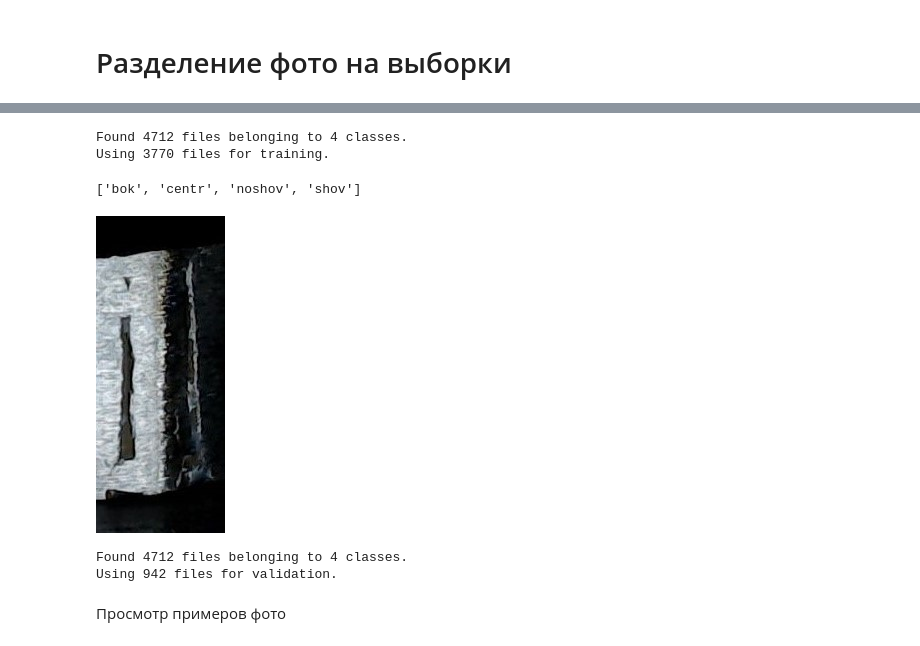
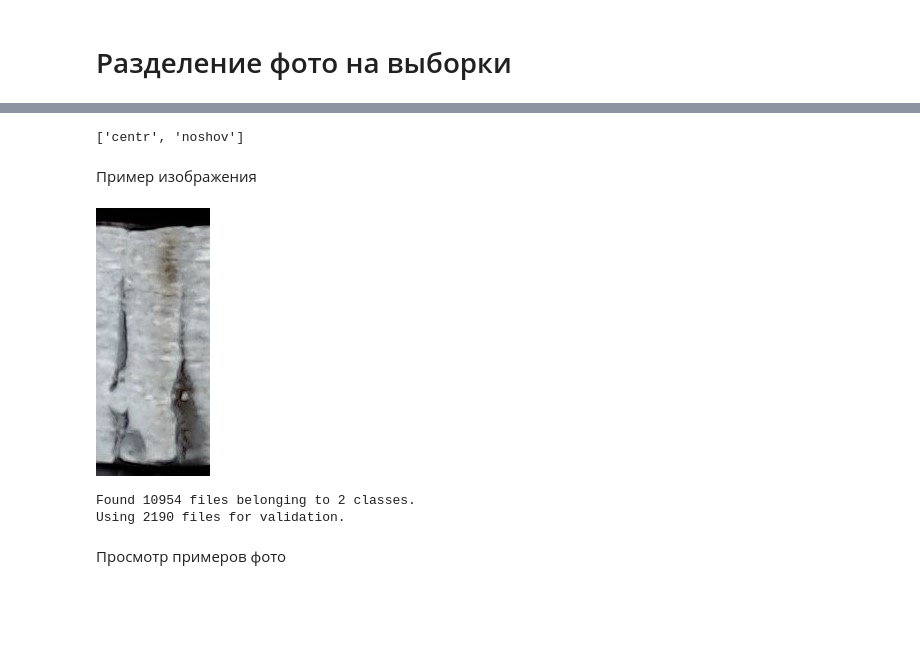
Before and after one commit to aepanfilov/shov, a Jupyter notebook: Shov.ipynb, the cells around one changed output, grey strips where cells are left out. Cells and saved outputs as stored; diff of their text form; code cells hidden in the pictures; blank space fills up the shorter version.

```diff
--- a/Shov.ipynb
+++ b/Shov.ipynb
@@ -45,0 +31,11 @@ replace shov_foto/bok/10.jpg? [y]es, [n]o, [A]ll, [N]one, [r]ename: N
+# %%
+# имена файлов
+shov_fname = "shov.zip"
+noshov_slice_fname = "noshov2.zip"
+noshov_fname = "noshov.zip"
+centr_fname = "centr.zip"
+bok_fname = "bok.zip"
+
+# пути к папам с извлеченными фото
+path_train='/content/train'
+path_test='/content/test'
@@ -46,4 +116,4 @@ replace shov_foto/bok/10.jpg? [y]es, [n]o, [A]ll, [N]one, [r]ename: N
 # %%
-data_dir = pathlib.Path('/content/shov_foto').with_suffix('')
+data_dir = pathlib.Path(path_train).with_suffix('')
 data_dir
 # %% [output]
@@ -76,39 +151,31 @@ bok  centr  noshov  shov
+# %%
+# вывод списка классов
+class_names = train_ds.class_names
+num_classes = len(class_names)
+print(class_names)
+# %% [output]
+['centr', 'noshov']
+# %% [markdown]
+Пример изображения
+# %%
+# selected_class = 'shov'
+selected_class = 'centr'
+selected_imgs = list(data_dir.glob(f'{selected_class}/*'))
+PIL.Image.open(str(selected_imgs[5]))
+# %% [output]
+[figure, added]
 # %%
-batch_size = 32
-img_height = 100
-img_width = 100
-train_ds = tf.keras.utils.image_dataset_from_directory(
+# датасет для проверки
+val_ds = tf.keras.utils.image_dataset_from_directory(
   data_dir,
   validation_split=0.2,
-  subset="training",
+  subset="validation",
   seed=123,
   image_size=(img_height, img_width),
   batch_size=batch_size)
 # %% [output]
-Found 4712 files belonging to 4 classes.
-Using 3770 files for training.
+Found 10954 files belonging to 2 classes.
+Using 2190 files for validation.
-# %%
-class_names = train_ds.class_names
-print(class_names)
-# %% [output]
-['bok', 'centr', 'noshov', 'shov']
-# %%
-selected_class = 'bok'
-selected_imgs = list(data_dir.glob(f'{selected_class}/*'))
-PIL.Image.open(str(selected_imgs[5]))
-# %% [output]
-[figure, removed]
-# %%
-val_ds = tf.keras.utils.image_dataset_from_directory(
-  data_dir,
-  validation_split=0.2,
-  subset="validation",
-  seed=123,
-  image_size=(img_height, img_width),
-  batch_size=batch_size)
-# %% [output]
-Found 4712 files belonging to 4 classes.
-Using 942 files for validation.
 # %% [markdown]
 Просмотр примеров фото
 # %%
```
Also changed, not shown: parts of 117 cells of this notebook, 1 other file.
